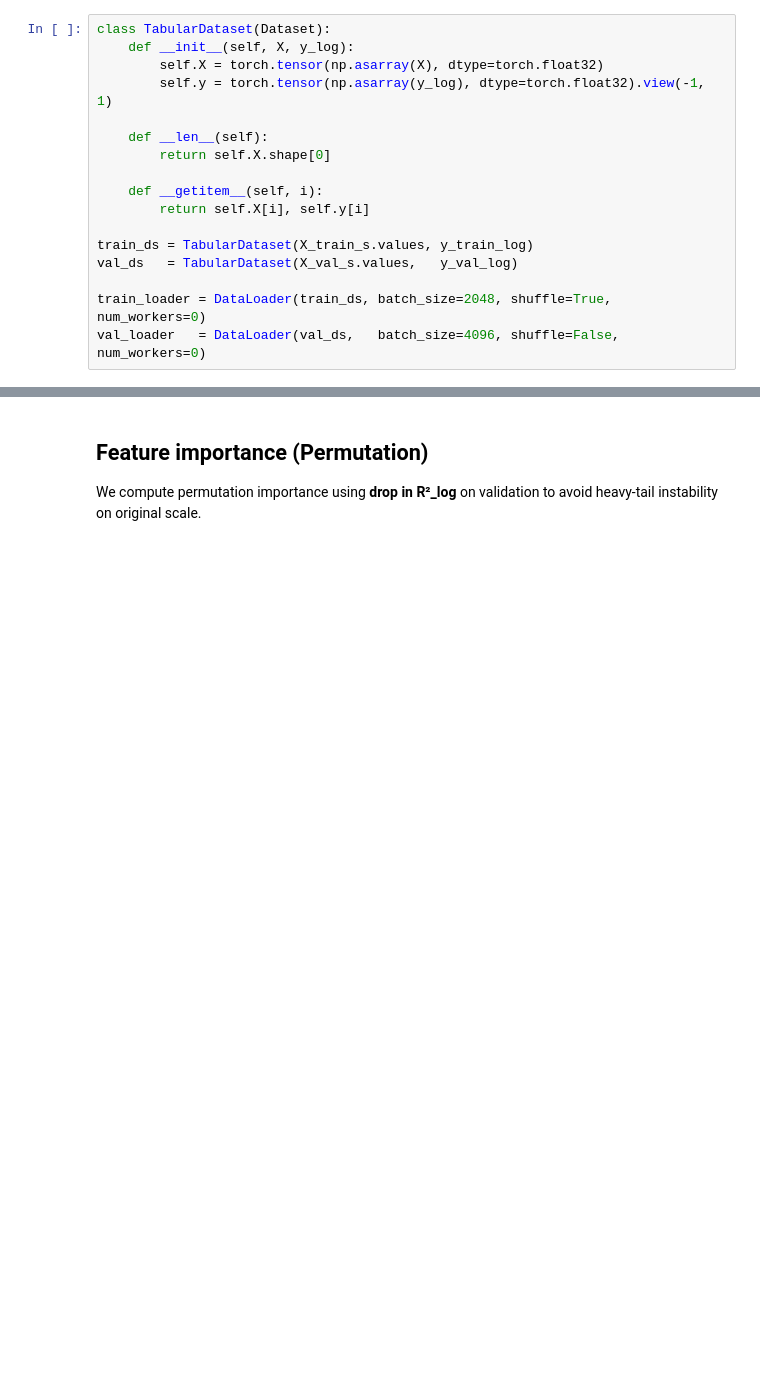
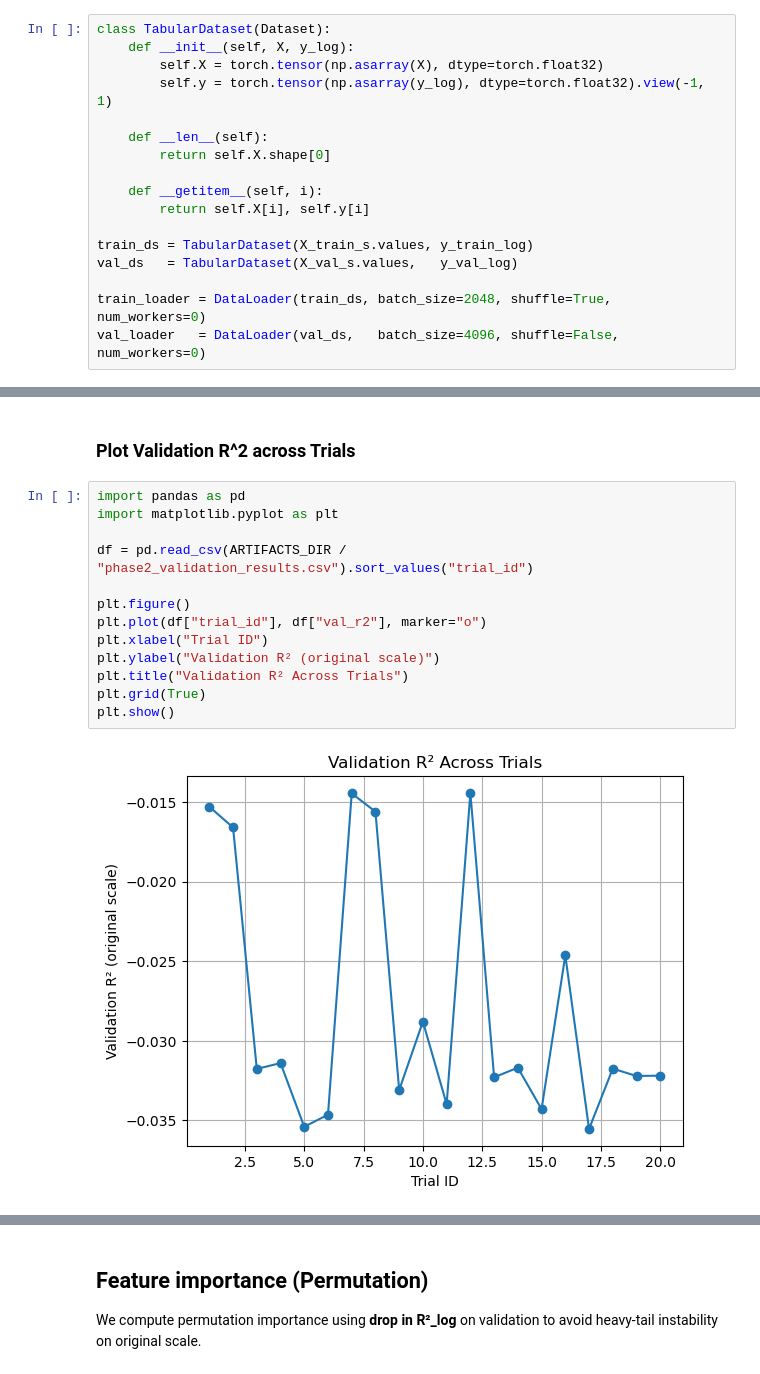
Before and after one commit to DrAlzahraniProjects/csusb_spring26_cse5140_team1, a Jupyter notebook: notebooks/NN_Analysis.ipynb, the cells around one changed output, grey strips where cells are left out. Saved outputs shown, nothing was run; the diff lists cells and outputs as text; blank space fills up the shorter version.

```diff
--- a/notebooks/NN_Analysis.ipynb
+++ b/notebooks/NN_Analysis.ipynb
@@ -382,0 +493,17 @@ Best VAL RMSE_log: 0.4720816003370926
+# %% [markdown]
+### Plot Validation R^2 across Trials
+# %%
+import pandas as pd
+import matplotlib.pyplot as plt
+
+df = pd.read_csv(ARTIFACTS_DIR / "phase2_validation_results.csv").sort_values("trial_id")
+
+plt.figure()
+plt.plot(df["trial_id"], df["val_r2"], marker="o")
+plt.xlabel("Trial ID")
+plt.ylabel("Validation R² (original scale)")
+plt.title("Validation R² Across Trials")
+plt.grid(True)
+plt.show()
+# %% [output]
+[figure, added]
```
Also changed, not shown: parts of 14 cells of this notebook.
